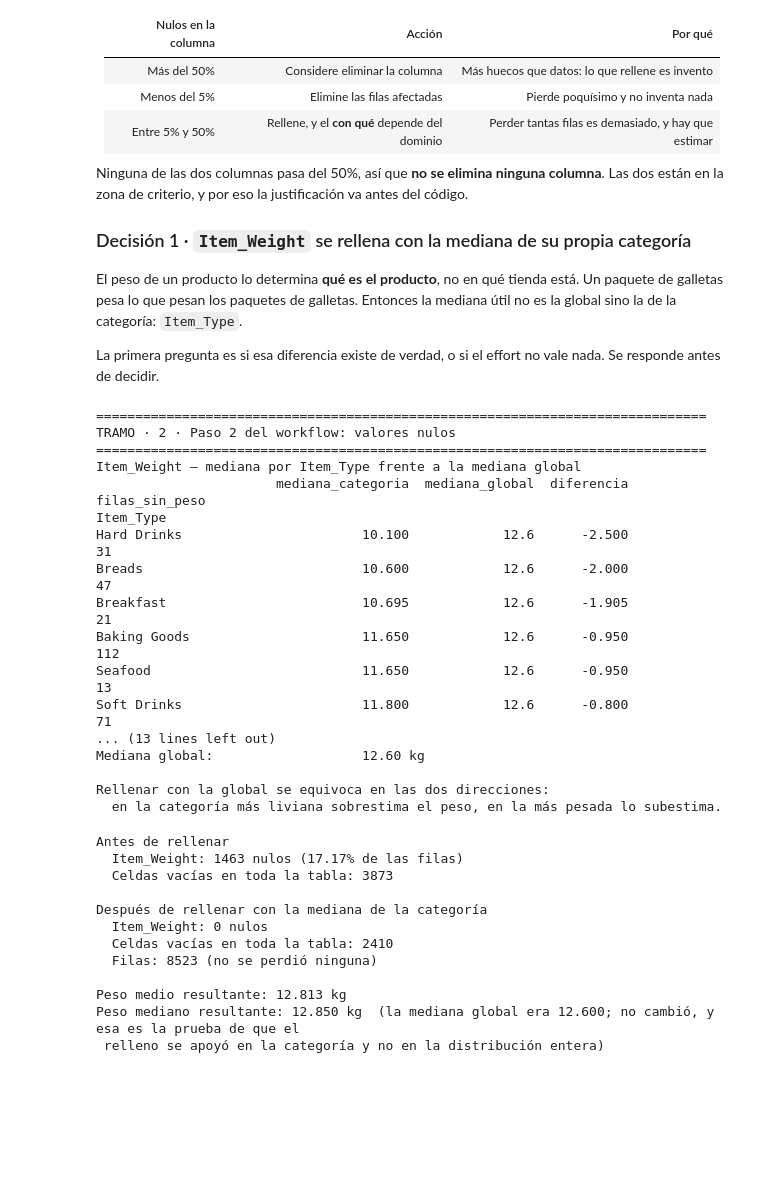
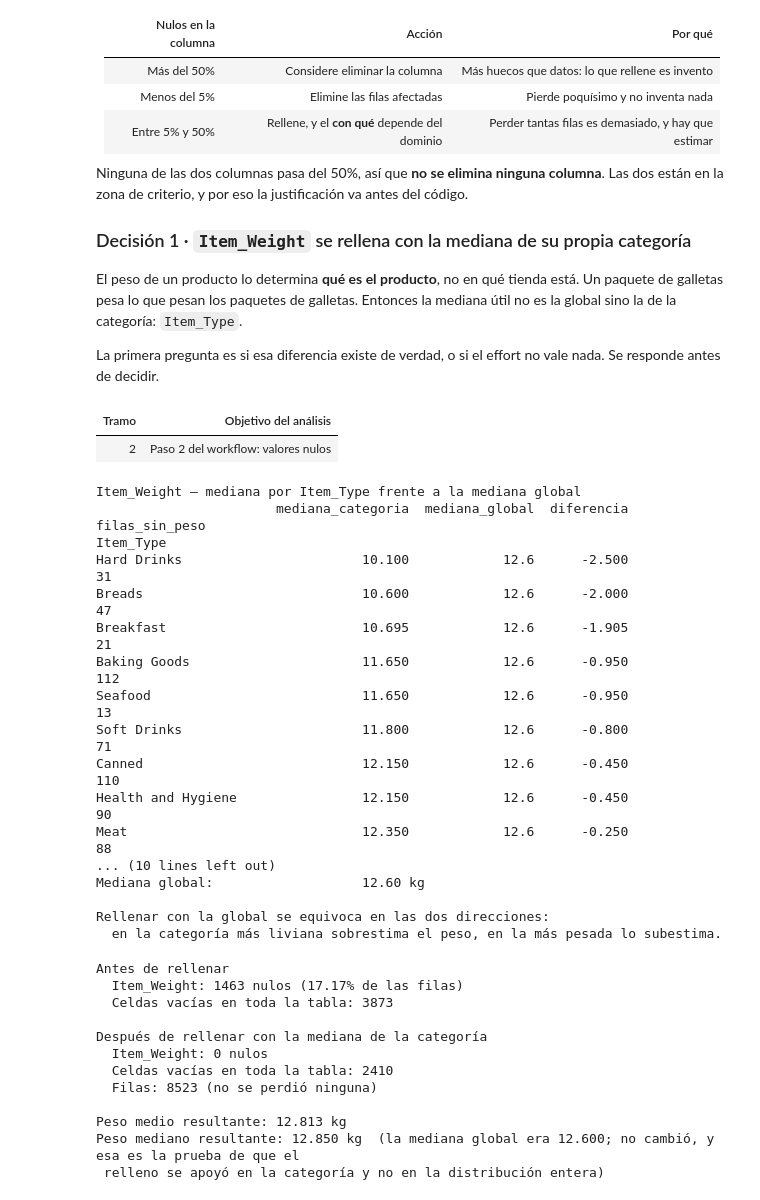
Before and after one commit to Breinersmartinez/Data-analysis, a Jupyter notebook: EDA_bigmart_sales.ipynb, the cells around one changed output. Drawn from its saved outputs; the diff is of its cells as text; code cells hidden in the pictures; blank space fills up the shorter version.

```diff
--- a/EDA_bigmart_sales.ipynb
+++ b/EDA_bigmart_sales.ipynb
@@ -238,31 +255,28 @@ de la categoría: `Item_Type`.
 La primera pregunta es si esa diferencia existe de verdad, o si el effort no vale nada. Se responde
 antes de decidir.
 # %%
-print('=' * 78)
-print('TRAMO · 2 · Paso 2 del workflow: valores nulos')
-print('=' * 78)
+mostrar_tramo('2', 'Paso 2 del workflow: valores nulos')
 
 print('Item_Weight — mediana por Item_Type frente a la mediana global')
 medianas_categoria = df.groupby('Item_Type')['Item_Weight'].median().sort_values()
 mediana_global = df['Item_Weight'].median()
 
 tabla_peso = medianas_categoria.to_frame('mediana_categoria')
 tabla_peso['mediana_global'] = mediana_global
 tabla_peso['diferencia'] = tabla_peso['mediana_categoria'] - mediana_global
 tabla_peso['filas_sin_peso'] = df.groupby('Item_Type')['Item_Weight'].apply(lambda s: int(s.isna().sum()))
 
 print(tabla_peso.round(3).to_string())
 print()
 print(f'Rejilla de medianas por categoría: de {medianas_categoria.min():,.2f} a {medianas_categoria.max():,.2f}')
 print(f'Amplitud de la rejilla:            {medianas_categoria.max() - medianas_categoria.min():,.2f} kg')
 print(f'Mediana global:                   {mediana_global:,.2f} kg')
 print()
 print('Rellenar con la global se equivoca en las dos direcciones:')
 print('  en la categoría más liviana sobrestima el peso, en la más pesada lo subestima.')
 # %% [output]
+| Tramo | Objetivo del análisis |
+| 2 | Paso 2 del workflow: valores nulos |
-==============================================================================
-TRAMO · 2 · Paso 2 del workflow: valores nulos
-==============================================================================
 Item_Weight — mediana por Item_Type frente a la mediana global
                        mediana_categoria  mediana_global  diferencia  filas_sin_peso
 Item_Type
@@ -272,7 +286,10 @@ Breakfast                         10.695            12.6      -1.905
 Baking Goods                      11.650            12.6      -0.950             112
 Seafood                           11.650            12.6      -0.950              13
 Soft Drinks                       11.800            12.6      -0.800              71
-... (13 lines left out)
+Canned                            12.150            12.6      -0.450             110
+Health and Hygiene                12.150            12.6      -0.450              90
+Meat                              12.350            12.6      -0.250              88
+... (10 lines left out)
 Mediana global:                   12.60 kg
 
 Rellenar con la global se equivoca en las dos direcciones:
```
Also changed, not shown: parts of 42 cells of this notebook.
